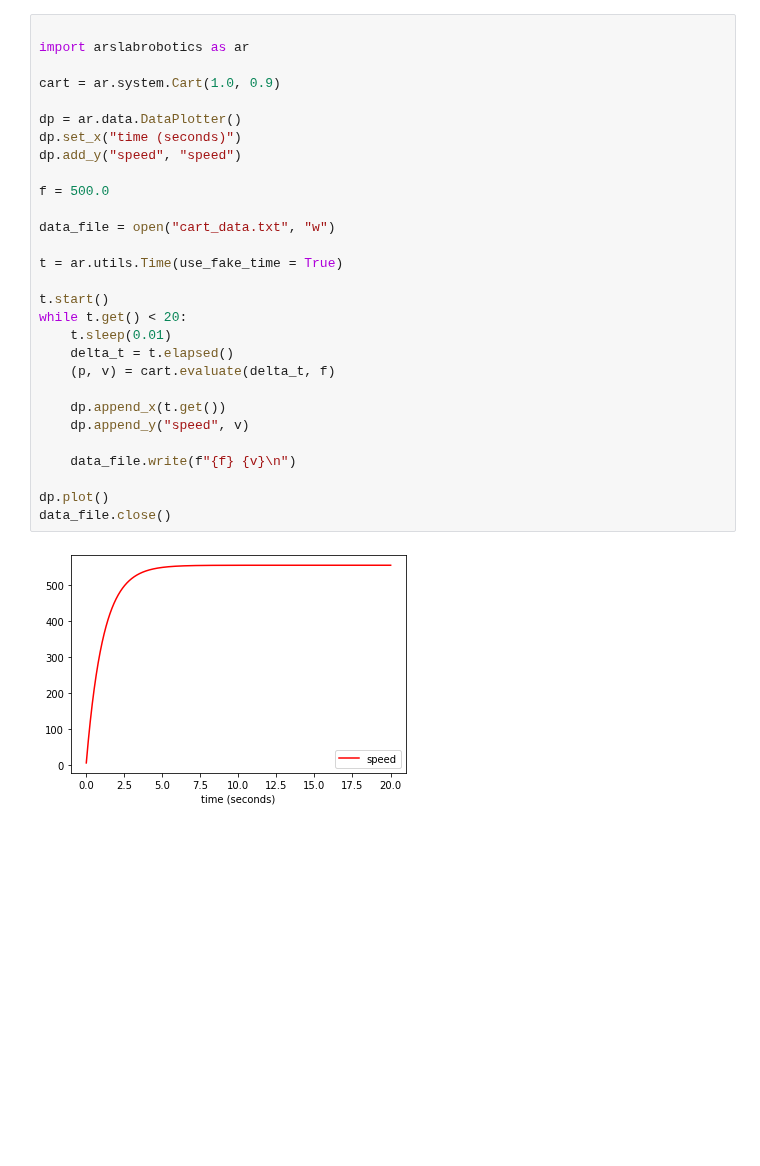
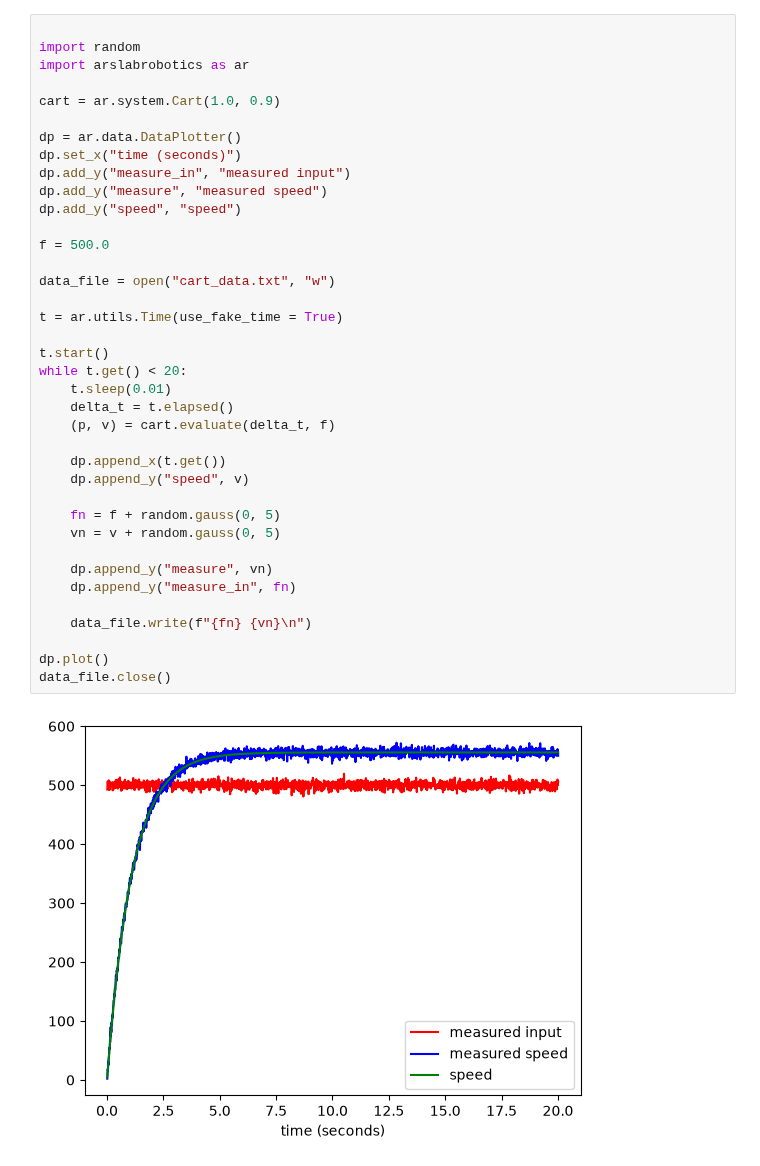
Before and after one commit to UniCT-ARSLab/arslabrobotics, a Jupyter notebook: examples/identification/sample_cart_data.ipynb, the cells around one changed output. Cells and saved outputs as stored; diff of their text form; blank space fills up the shorter version.

```diff
--- a/examples/identification/sample_cart_data.ipynb
+++ b/examples/identification/sample_cart_data.ipynb
@@ -1,31 +1,40 @@
 # %%
 
+import random
 import arslabrobotics as ar
 
 cart = ar.system.Cart(1.0, 0.9)
 
 dp = ar.data.DataPlotter()
 dp.set_x("time (seconds)")
+dp.add_y("measure_in", "measured input")
+dp.add_y("measure", "measured speed")
 dp.add_y("speed", "speed")
 
 f = 500.0
 
 data_file = open("cart_data.txt", "w")
 
 t = ar.utils.Time(use_fake_time = True)
 
 t.start()
 while t.get() < 20:
     t.sleep(0.01)
     delta_t = t.elapsed()
     (p, v) = cart.evaluate(delta_t, f)
 
     dp.append_x(t.get())
     dp.append_y("speed", v)
 
-    data_file.write(f"{f} {v}\n")
+    fn = f + random.gauss(0, 5)
+    vn = v + random.gauss(0, 5)
+
+    dp.append_y("measure", vn)
+    dp.append_y("measure_in", fn)
+
+    data_file.write(f"{fn} {vn}\n")
 
 dp.plot()
 data_file.close()
 # %% [output]
-[figure, old version]
+[figure, new version]
```
Also changed, not shown: 2 other files.
